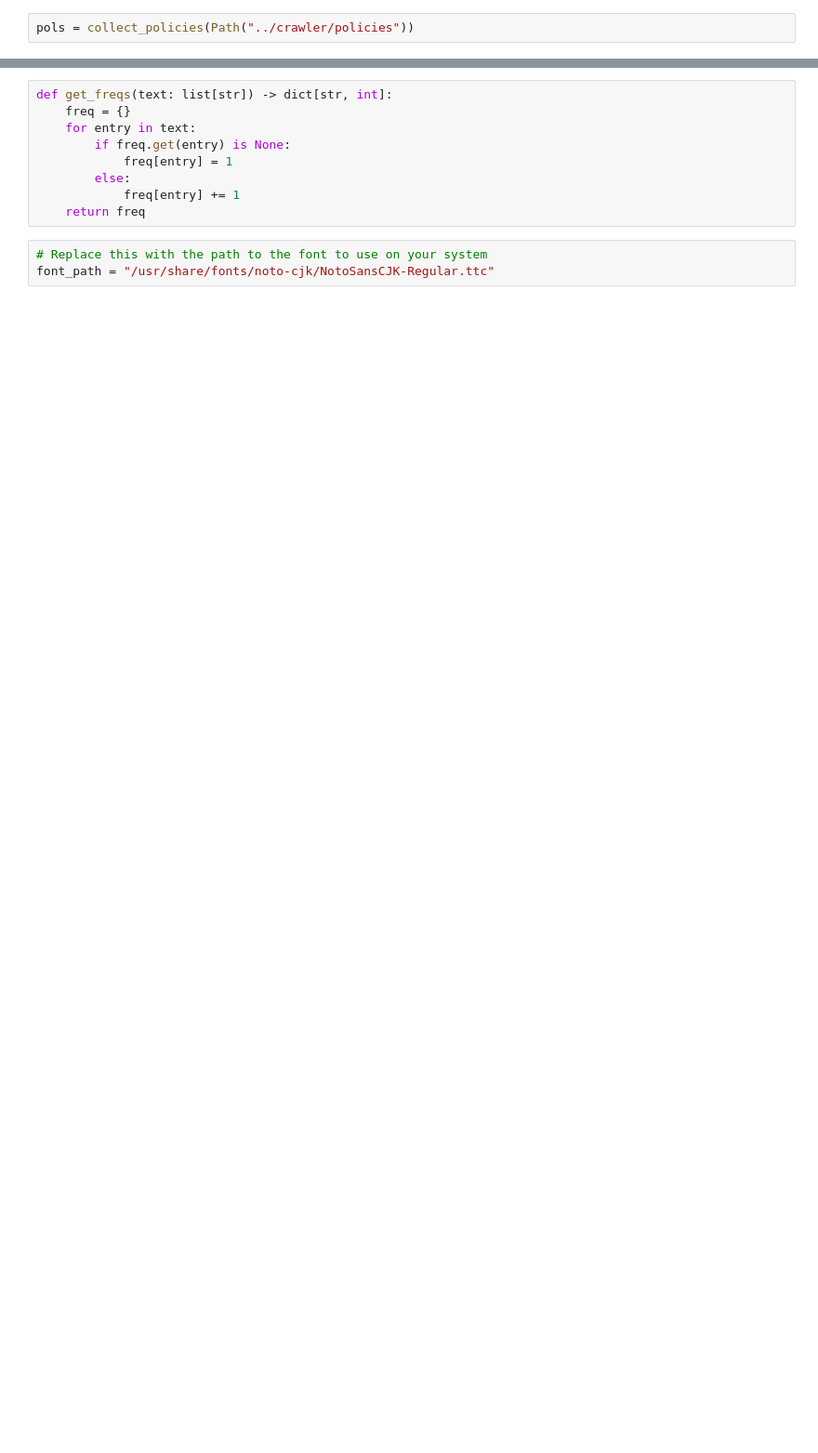
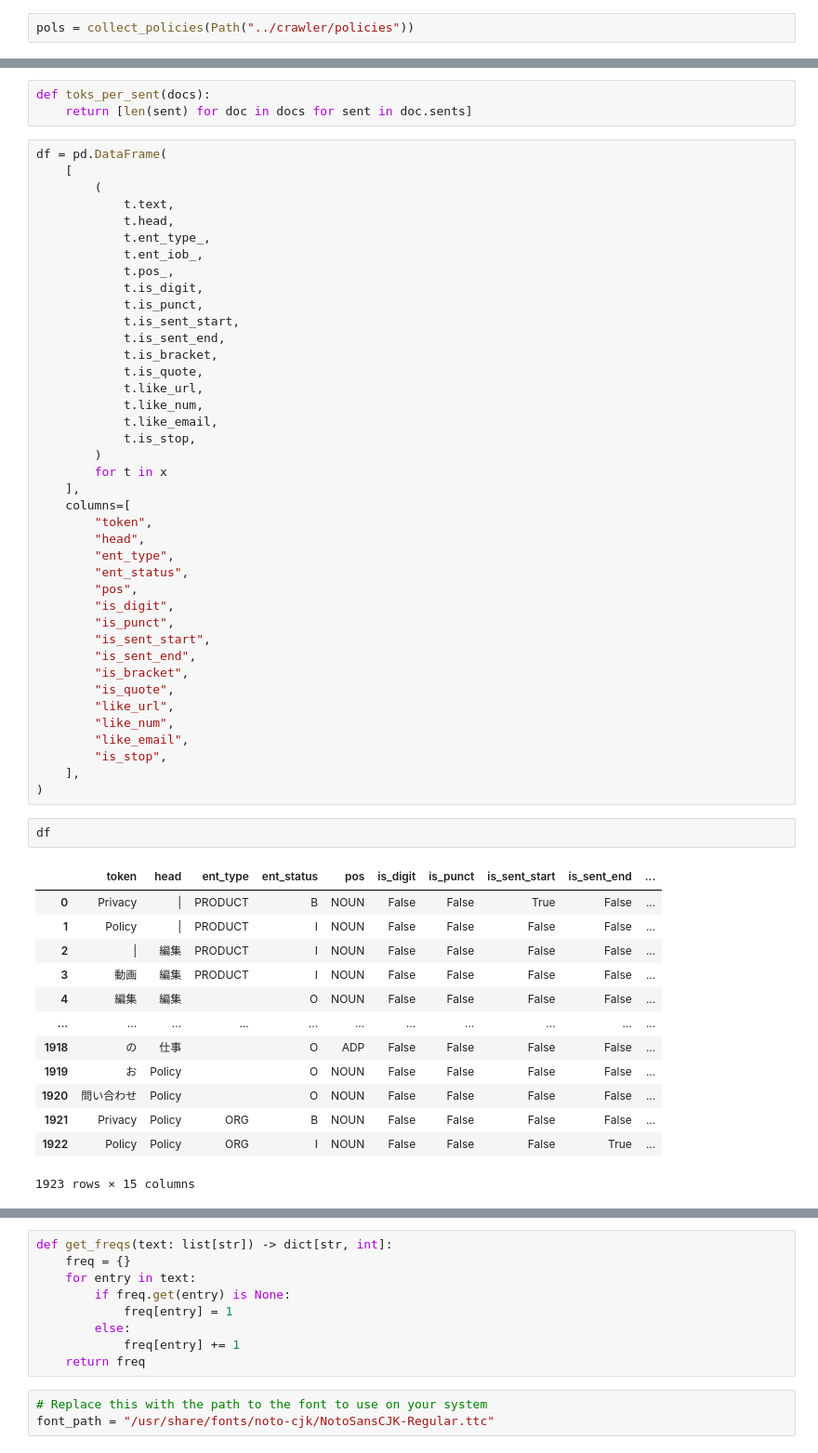
Before and after one commit to Pknakamura/MultiLangPolicyScanner_JPTokenization, a Jupyter notebook: workFolder4Jack/preprocessing.ipynb, the cells around one changed output, grey strips where cells are left out. Shown at 93% size. Saved outputs shown, nothing was run; the diff lists cells and outputs as text; blank space fills up the shorter version.

```diff
--- a/workFolder4Jack/preprocessing.ipynb
+++ b/workFolder4Jack/preprocessing.ipynb
@@ -52,0 +79,59 @@ zh_docs = list(zh_nlp.pipe(pols["zh-hans"], n_process=-1))
+# %%
+def toks_per_sent(docs):
+    return [len(sent) for doc in docs for sent in doc.sents]
+# %%
+df = pd.DataFrame(
+    [
+        (
+            t.text,
+            t.head,
+            t.ent_type_,
+            t.ent_iob_,
+            t.pos_,
+            t.is_digit,
+            t.is_punct,
+            t.is_sent_start,
+            t.is_sent_end,
+            t.is_bracket,
+            t.is_quote,
+            t.like_url,
+            t.like_num,
+            t.like_email,
+            t.is_stop,
+        )
+        for t in x
+    ],
+    columns=[
+        "token",
+        "head",
+        "ent_type",
+        "ent_status",
+        "pos",
+        "is_digit",
+        "is_punct",
+        "is_sent_start",
+        "is_sent_end",
+        "is_bracket",
+        "is_quote",
+        "like_url",
+        "like_num",
+        "like_email",
+        "is_stop",
+    ],
+)
+# %%
+df
+# %% [output]
+|  | token | head | ent_type | ent_status | pos | is_digit | is_punct | is_sent_start | is_sent_end | ... |
+| 0 | Privacy | | | PRODUCT | B | NOUN | False | False | True | False | ... |
+| 1 | Policy | | | PRODUCT | I | NOUN | False | False | False | False | ... |
+| 2 | | | 編集 | PRODUCT | I | NOUN | False | False | False | False | ... |
+| 3 | 動画 | 編集 | PRODUCT | I | NOUN | False | False | False | False | ... |
+| 4 | 編集 | 編集 |  | O | NOUN | False | False | False | False | ... |
+| ... | ... | ... | ... | ... | ... | ... | ... | ... | ... | ... |
+| 1918 | の | 仕事 |  | O | ADP | False | False | False | False | ... |
+| 1919 | お | Policy |  | O | NOUN | False | False | False | False | ... |
+| 1920 | 問い合わせ | Policy |  | O | NOUN | False | False | False | False | ... |
+| 1921 | Privacy | Policy | ORG | B | NOUN | False | False | False | False | ... |
+| 1922 | Policy | Policy | ORG | I | NOUN | False | False | False | True | ... |
+1923 rows × 15 columns
```
Also changed, not shown: parts of 14 cells of this notebook, 3 other files.
